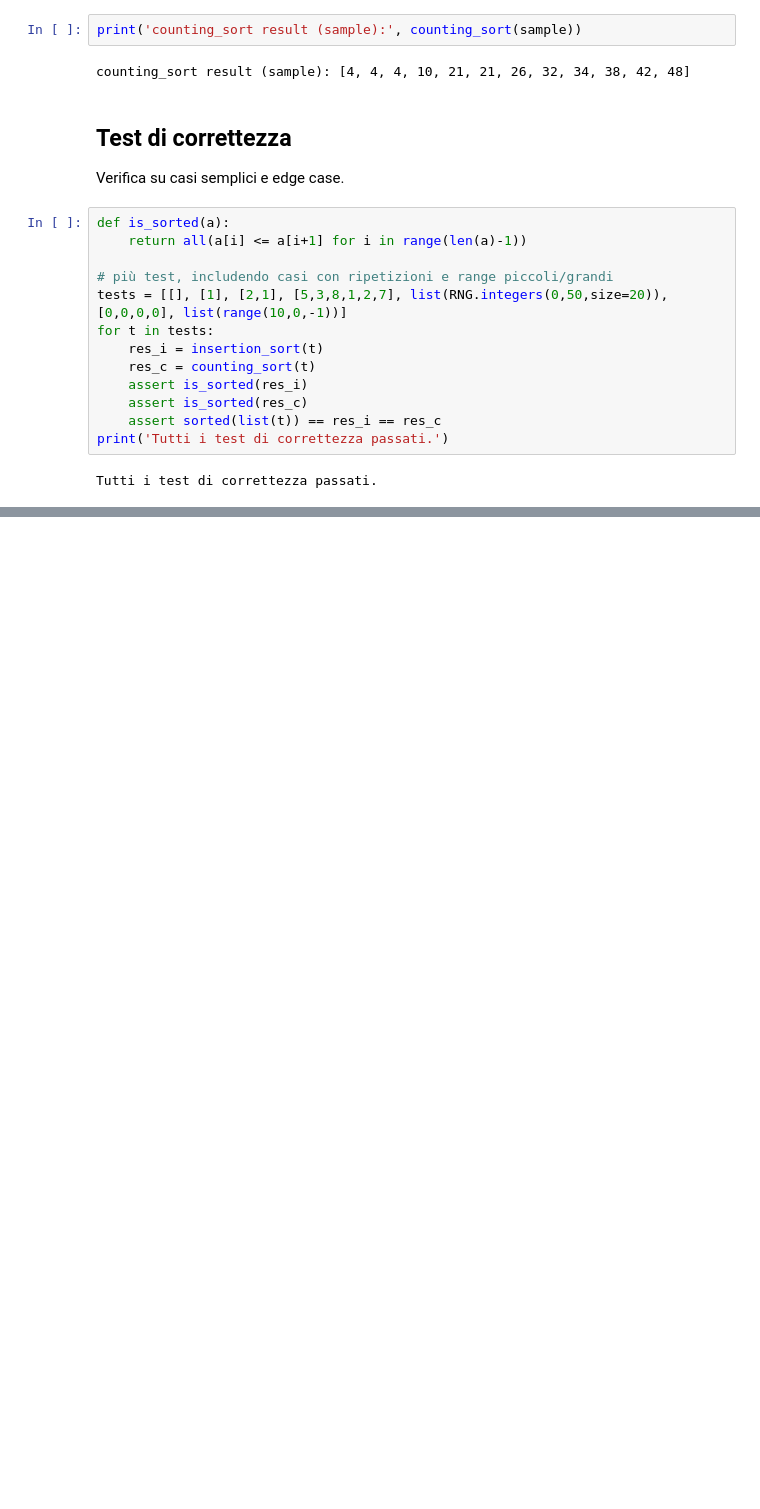
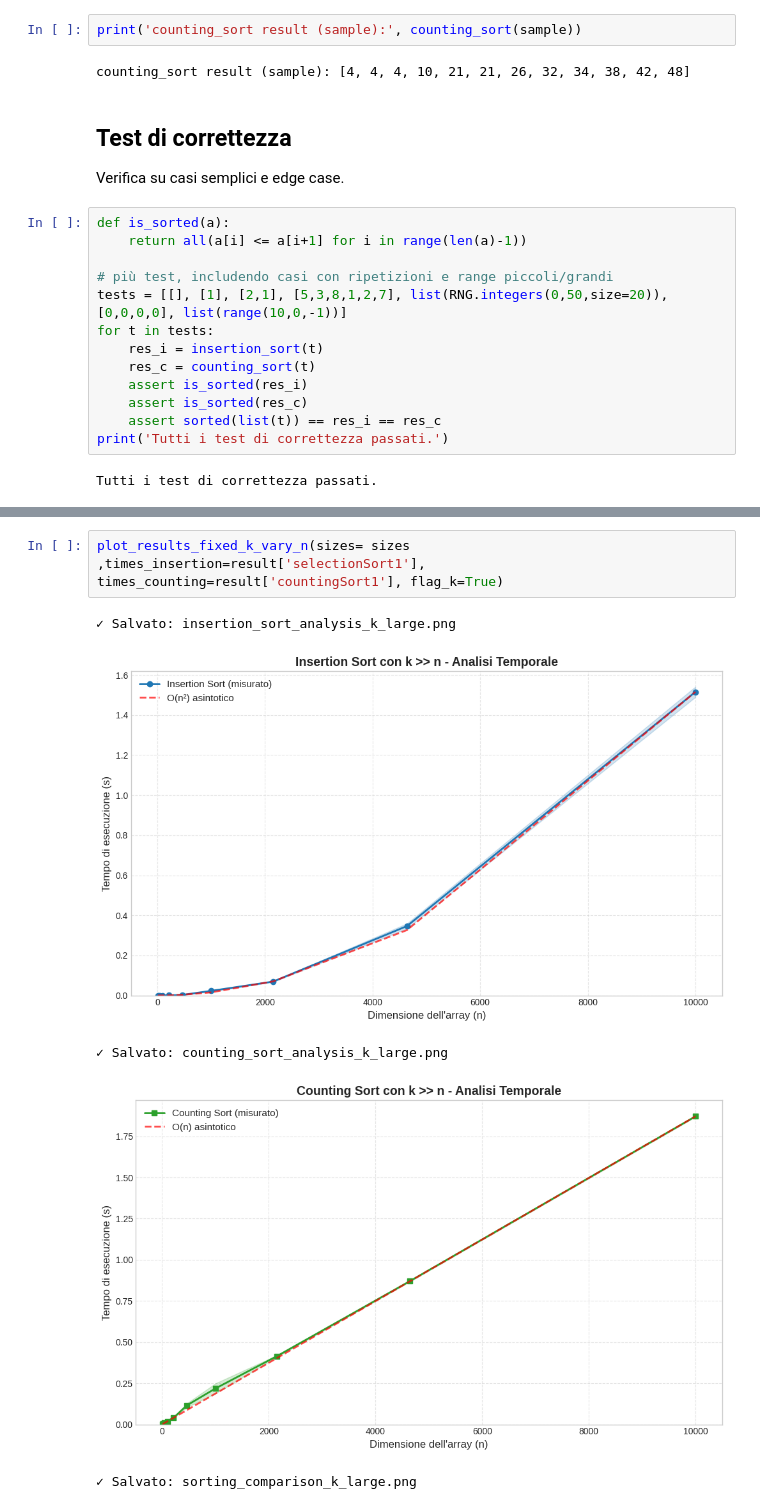
Before and after one commit to leo-05-2/LaboratorioAlgoritmi, a Jupyter notebook: noteBook/Confronto_insertion_counting_fixed_norm.ipynb, the cells around one changed output, grey strips where cells are left out. Cells and saved outputs as stored; diff of their text form; blank space fills up the shorter version.

```diff
--- a/noteBook/Confronto_insertion_counting_fixed_norm.ipynb
+++ b/noteBook/Confronto_insertion_counting_fixed_norm.ipynb
@@ -384,0 +612,8 @@ In conclusione, la scelta tra insertion sort e counting sort dipende criticament
+# %%
+plot_results_fixed_k_vary_n(sizes= sizes ,times_insertion=result['selectionSort1'], times_counting=result['countingSort1'], flag_k=True)
+# %% [output]
+✓ Salvato: insertion_sort_analysis_k_large.png
+[figure, added]
+✓ Salvato: counting_sort_analysis_k_large.png
+[figure, added]
+✓ Salvato: sorting_comparison_k_large.png
```
Also changed, not shown: parts of 16 cells of this notebook.
